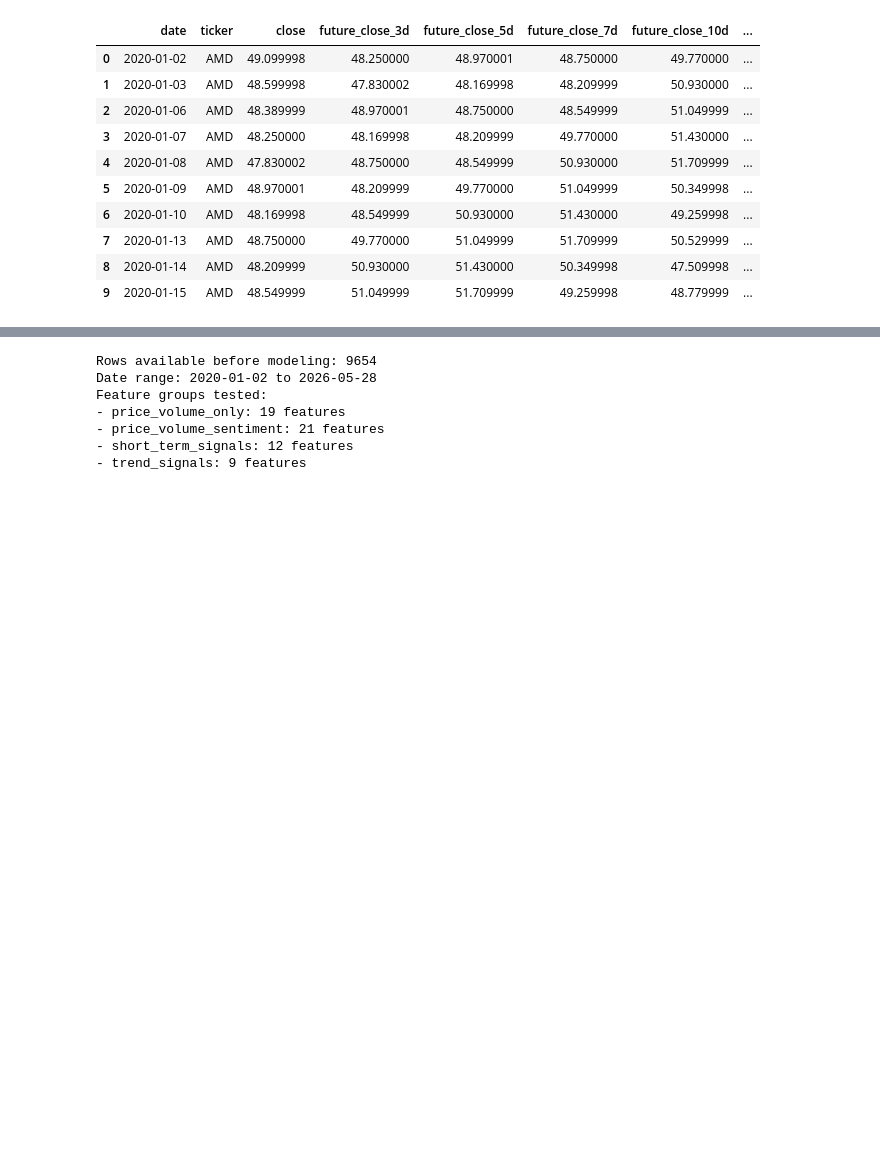
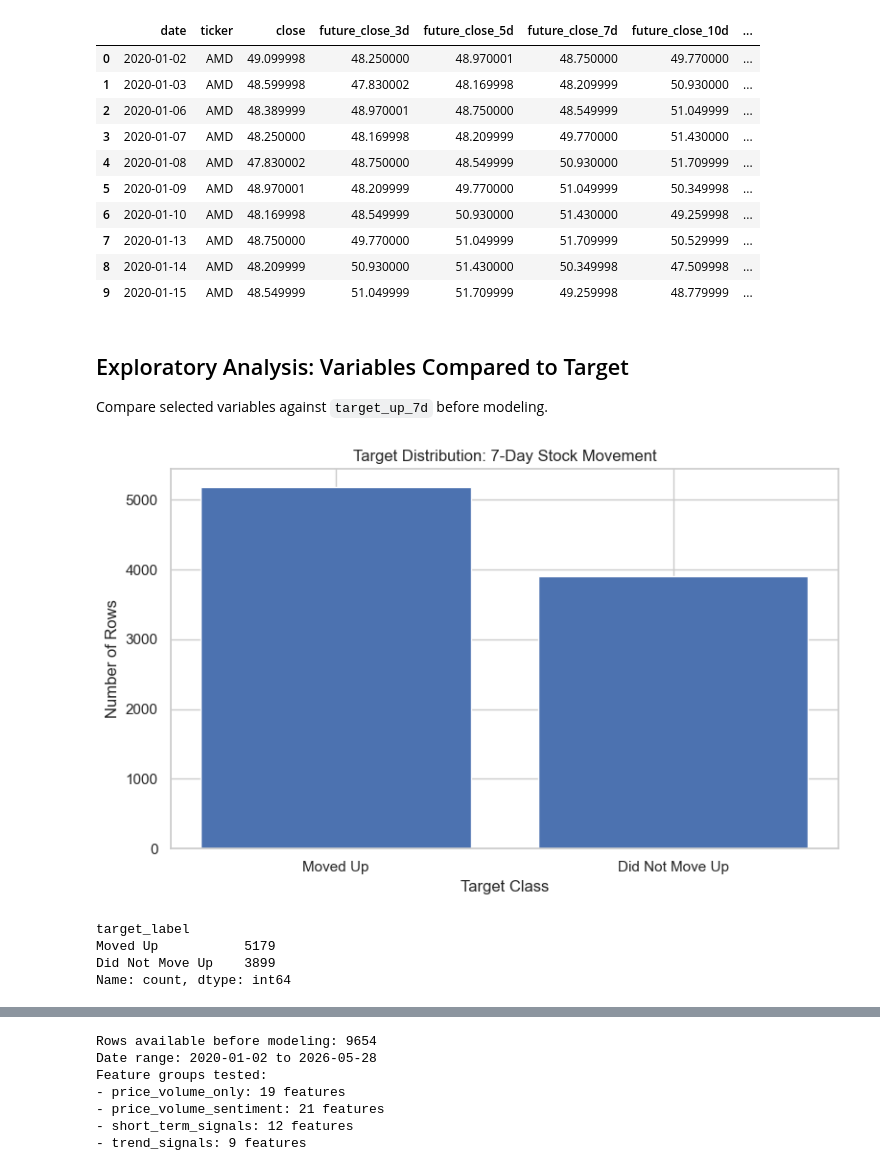
Before and after one commit to 4sciencee/MIS433-Final-Project, a Jupyter notebook: notebooks/AI_Investment_Signals.ipynb, the cells around one changed output, grey strips where cells are left out. Drawn from its saved outputs; the diff is of its cells as text; code cells hidden in the pictures; blank space fills up the shorter version.

Commit message:
add target analysis charts

```diff
--- a/notebooks/AI_Investment_Signals.ipynb
+++ b/notebooks/AI_Investment_Signals.ipynb
@@ -555,3 +555,31 @@ Current prediction rows: 6
 stock_df.to_csv("data/processed/model_ready_stock_data.csv", index=False)
 training_df.to_csv("data/processed/training_ready_stock_data.csv", index=False)
 latest_prediction_df.to_csv("data/processed/latest_prediction_rows.csv", index=False)
+# %% [markdown]
+## Exploratory Analysis: Variables Compared to Target
+Compare selected variables against `target_up_7d` before modeling.
+# %%
+target_eda_df = training_df.copy()
+target_eda_df["target_label"] = target_eda_df["target_up_7d"].map({
+    0: "Did Not Move Up",
+    1: "Moved Up"
+})
+
+target_counts = target_eda_df["target_label"].value_counts()
+
+plt.figure(figsize=(8, 5))
+plt.bar(target_counts.index, target_counts.values)
+plt.title("Target Distribution: 7-Day Stock Movement")
+plt.xlabel("Target Class")
+plt.ylabel("Number of Rows")
+plt.tight_layout()
+plt.savefig("outputs/charts/target_distribution_7d.png", dpi=300, bbox_inches="tight")
+plt.show()
+
+target_counts
+# %% [output]
+[figure, added]
+target_label
+Moved Up           5179
+Did Not Move Up    3899
+Name: count, dtype: int64
```
Also changed, not shown: parts of 16 cells of this notebook, 6 other files.
